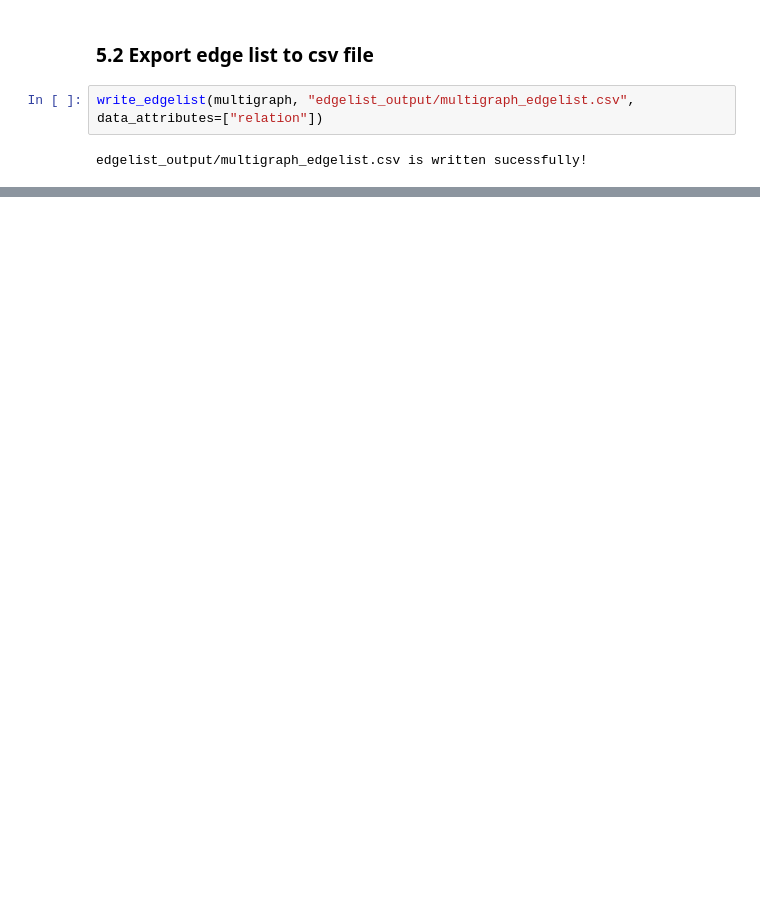
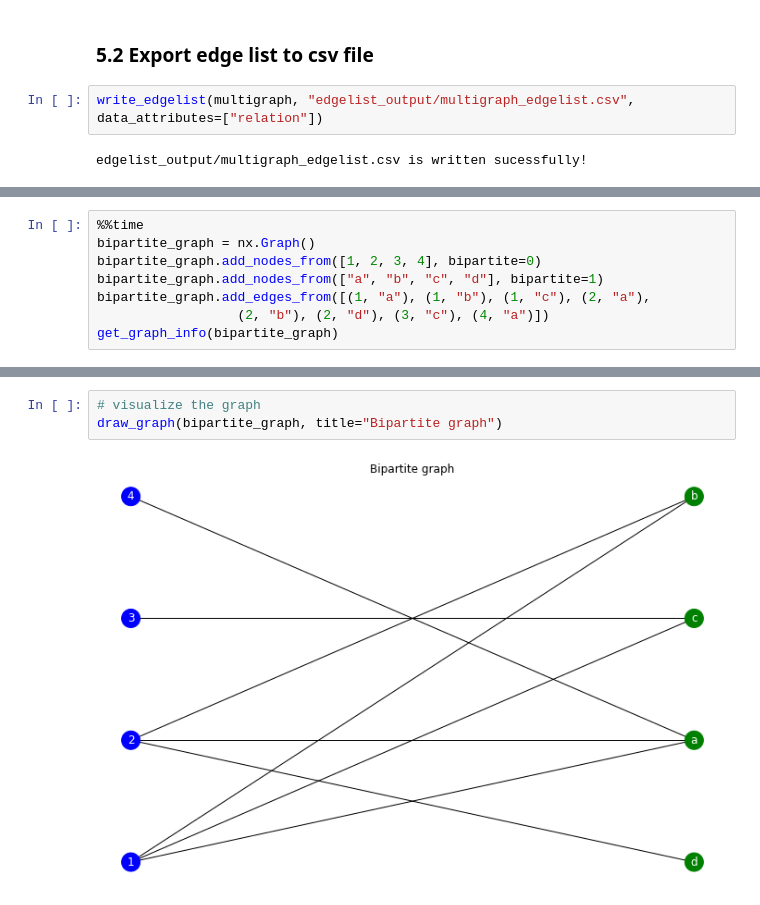
Before and after one commit to KangboLu/Graph-Analysis-with-NetworkX, a Jupyter notebook: 01_graph_types_in_NetworkX.ipynb, the cells around one changed output, grey strips where cells are left out. Drawn from its saved outputs; the diff is of its cells as text; blank space fills up the shorter version.

```diff
--- a/01_graph_types_in_NetworkX.ipynb
+++ b/01_graph_types_in_NetworkX.ipynb
@@ -324,0 +356,8 @@ edgelist_output/multigraph_edgelist.csv is written sucessfully!
+# %%
+%%time
+bipartite_graph = nx.Graph()
+bipartite_graph.add_nodes_from([1, 2, 3, 4], bipartite=0)
+bipartite_graph.add_nodes_from(["a", "b", "c", "d"], bipartite=1)
+bipartite_graph.add_edges_from([(1, "a"), (1, "b"), (1, "c"), (2, "a"),
+                  (2, "b"), (2, "d"), (3, "c"), (4, "a")])
+get_graph_info(bipartite_graph)
@@ -324,0 +372,5 @@ edgelist_output/multigraph_edgelist.csv is written sucessfully!
+# %%
+# visualize the graph
+draw_graph(bipartite_graph, title="Bipartite graph")
+# %% [output]
+[figure, added]
```
Also changed, not shown: parts of 18 cells of this notebook.
